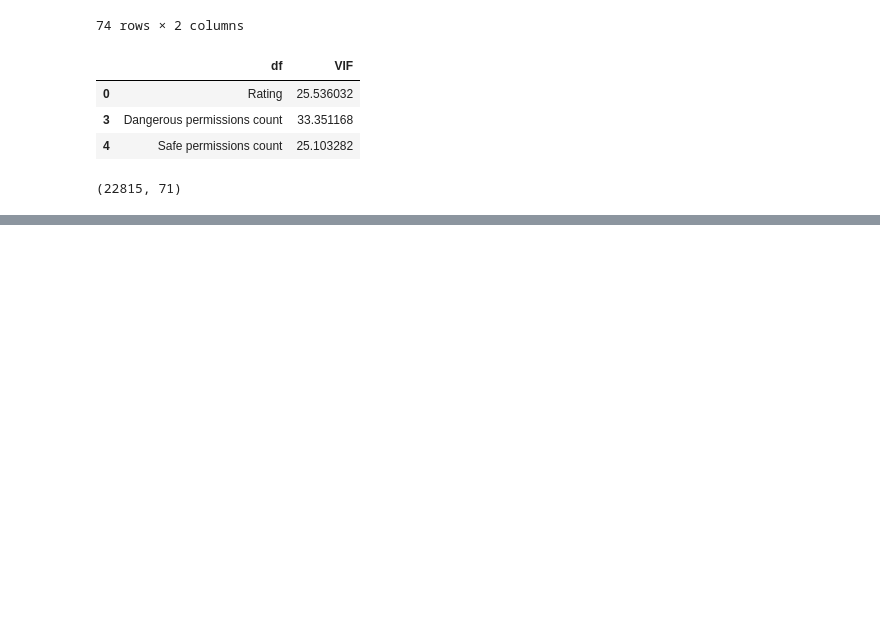
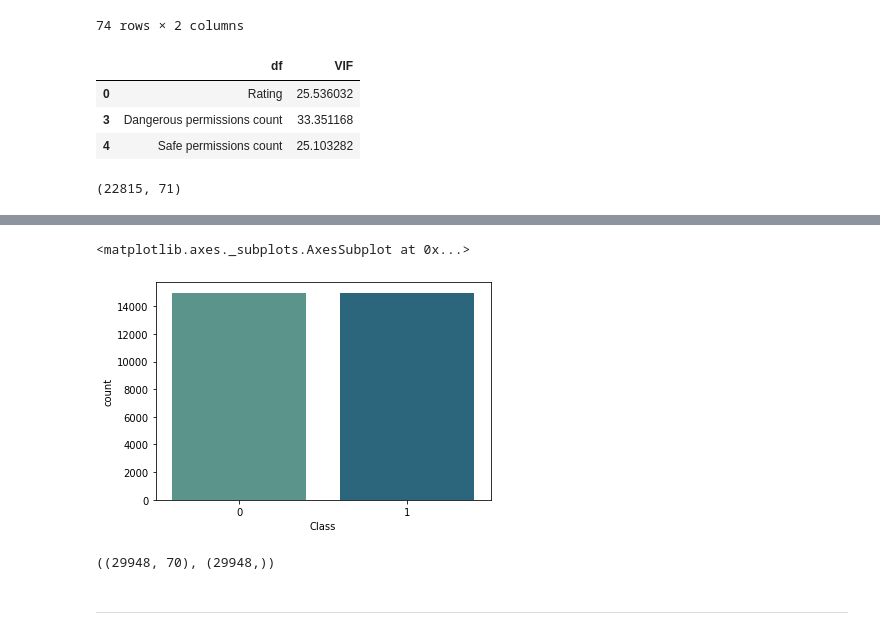
Before and after one commit to kunalNbadgujar/ANDROID-AUTHENTICITY-PREDICTION, a Jupyter notebook: team_ANDROID_AUTHENTICITY_PREDICTION.ipynb, the cells around one changed output, grey strips where cells are left out. Cells and saved outputs as stored; diff of their text form; code cells hidden in the pictures; blank space fills up the shorter version.

```diff
--- a/team_ANDROID_AUTHENTICITY_PREDICTION.ipynb
+++ b/team_ANDROID_AUTHENTICITY_PREDICTION.ipynb
@@ -1222,0 +1279,3 @@ df.shape
+# %%
+X = df.drop(['Class'],axis=1)
+Y = df['Class']
@@ -1222,0 +1284,3 @@ df.shape
+# %%
+smk = SMOTETomek(random_state=42)
+x,y=smk.fit_resample(X,Y)
@@ -1222,0 +1294,14 @@ df.shape
+# %%
+sns.countplot(x=y,palette='crest')
+# %% [output]
+<matplotlib.axes._subplots.AxesSubplot at 0x...>
+[figure, added]
+# %%
+# now, Our Dataset is balanced
+x.shape,y.shape
+# %% [output]
+((29948, 70), (29948,))
+# %% [markdown]
+
+
+---
```
Also changed, not shown: parts of 14 cells of this notebook.
